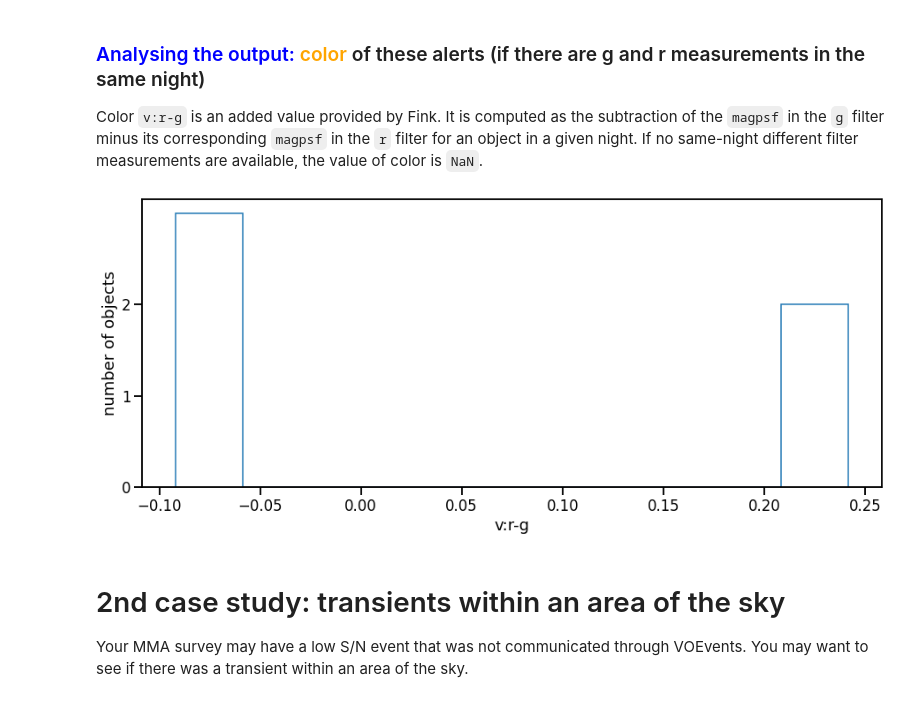
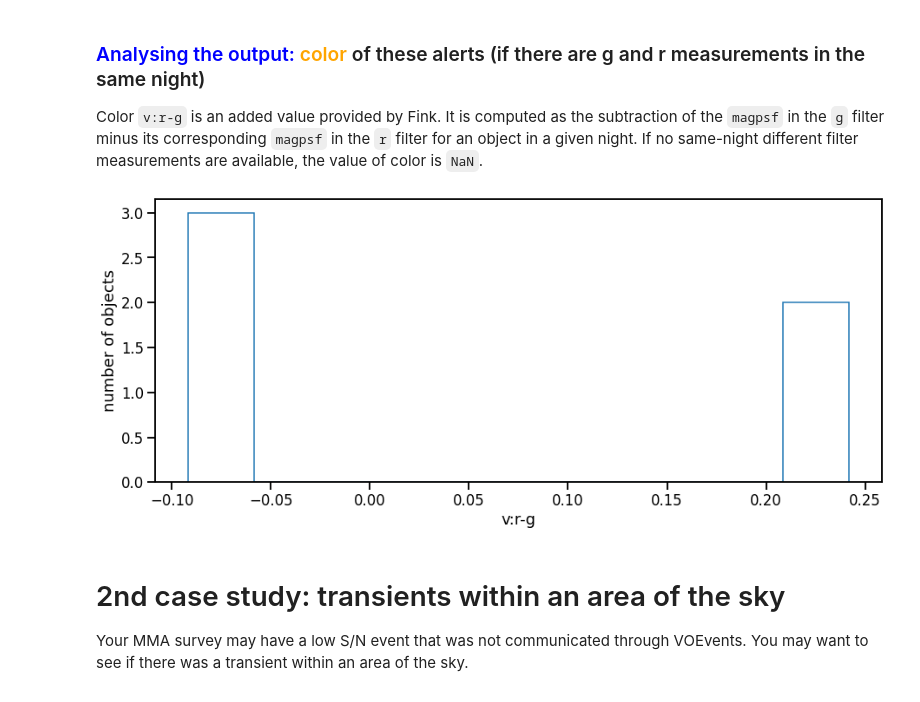
Before and after one commit to broker-workshop/tutorials, a Jupyter notebook: fink/MMA/MMA.ipynb, the cells around one changed output. Cells and saved outputs as stored; diff of their text form; code cells hidden in the pictures.

```diff
--- a/fink/MMA/MMA.ipynb
+++ b/fink/MMA/MMA.ipynb
@@ -215,13 +214,12 @@ Color `v:r-g` is an added value provided by Fink. It is computed as the subtract
 # %%
 fig = plt.figure(figsize=(15, 6))
 
 plt.hist(pdf["v:r-g"], histtype='step')
 plt.xlabel("v:r-g")
 plt.ylabel('number of objects')
-plt.yticks(range(3), range(3))
 plt.show()
 # %% [output]
-[figure, old version]
+[figure, new version]
 # %% [markdown]
 # 2nd case study: transients within an area of the sky
 
```
Also changed, not shown: parts of 2 cells of this notebook.
